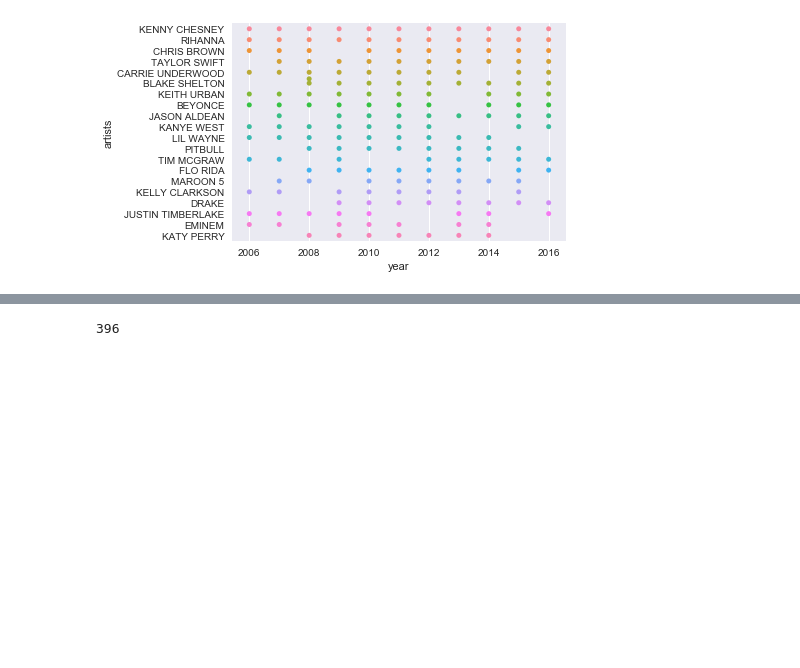
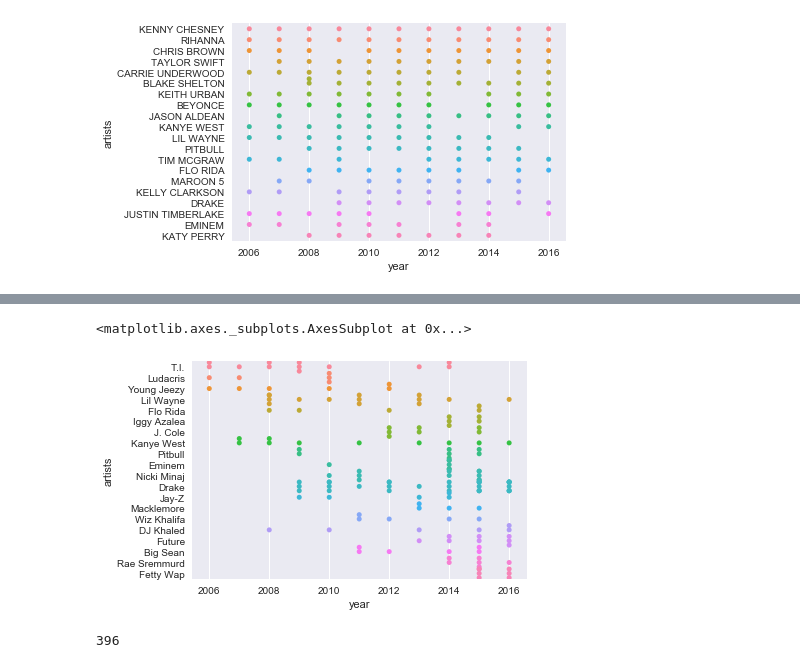
Before and after one commit to nash13cxw/BillboardAnalysis, a Jupyter notebook: BIllboardAnalysis.ipynb, the cells around one changed output, grey strips where cells are left out. Drawn from its saved outputs; the diff is of its cells as text; code cells hidden in the pictures; blank space fills up the shorter version.

```diff
--- a/BIllboardAnalysis.ipynb
+++ b/BIllboardAnalysis.ipynb
@@ -74,3 +89,9 @@ top_rap = pd.read_csv('billtoprap.csv')
+# %%
+rap_swarm = tr_count[tr_count['artists'].isin(tr_counts_graph.artists)]
+sns.swarmplot(x='year',y='artists',data=rap_swarm)
+# %% [output]
+<matplotlib.axes._subplots.AxesSubplot at 0x...>
+[figure, added]
 # %%
 top_rb = pd.read_csv('billtoprb.csv')
 # %%
```
Also changed, not shown: parts of 2 cells of this notebook.
